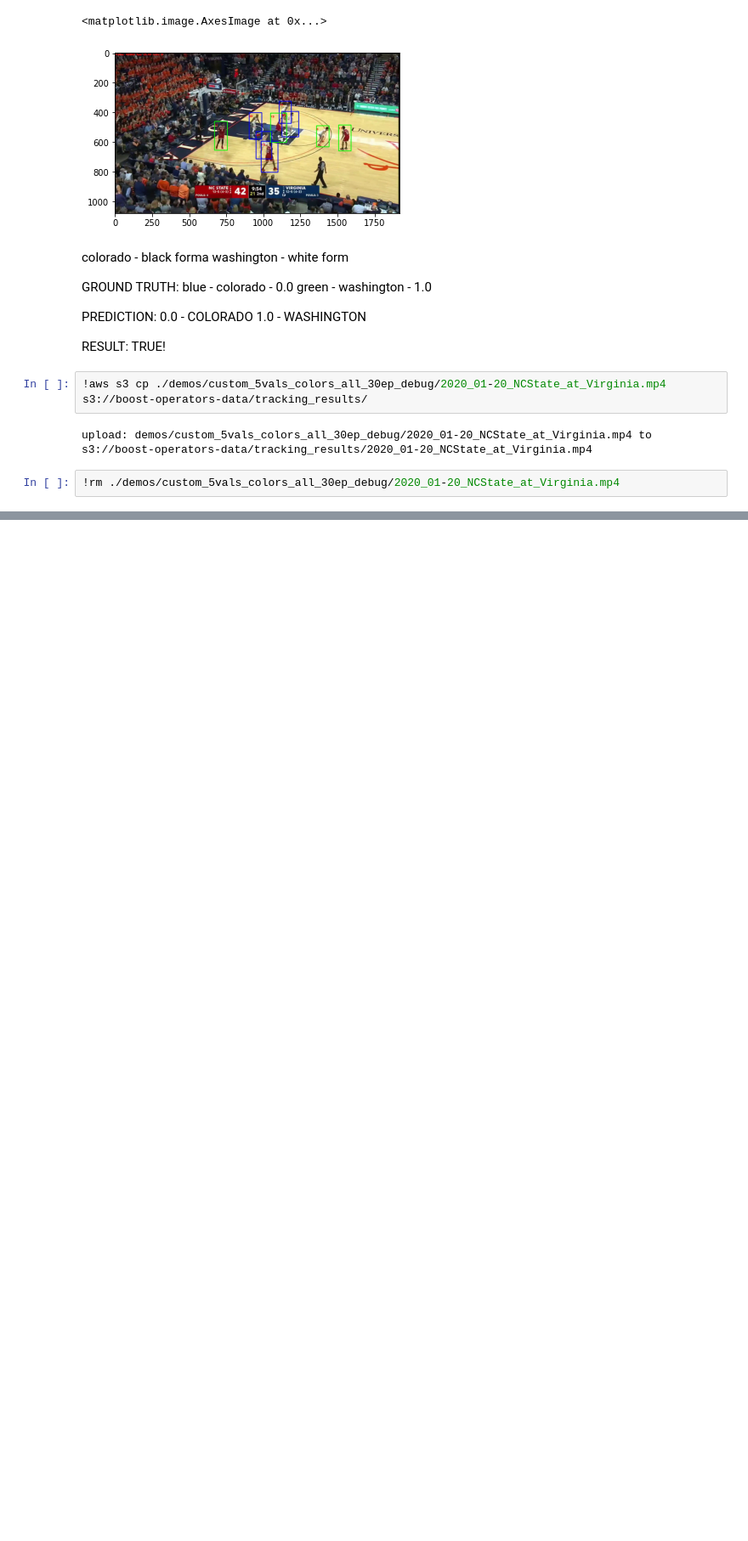
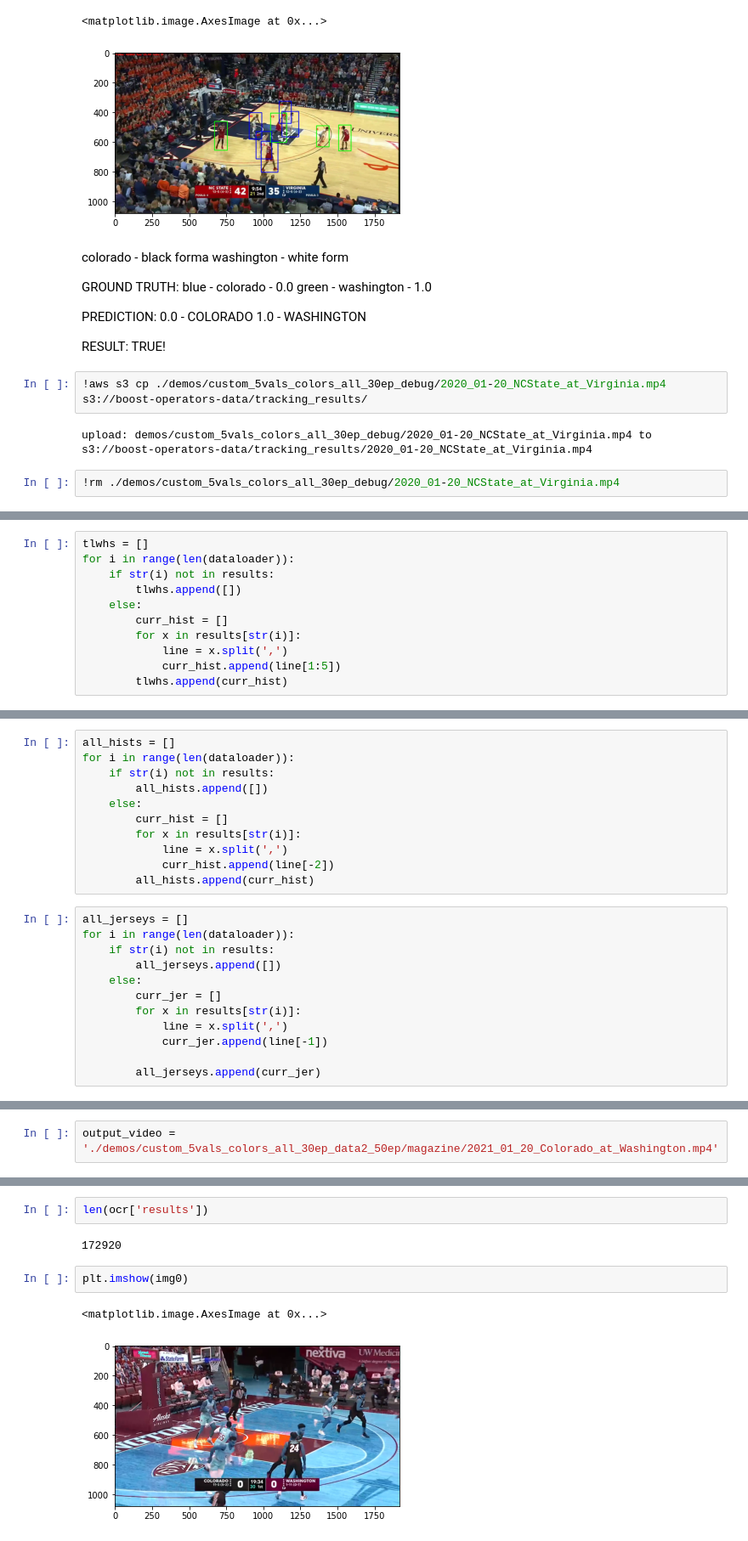
Before and after one commit to oljikeboost/PlTracking_2, a Jupyter notebook: players_stat.ipynb, the cells around one changed output, grey strips where cells are left out. Shown: that part at 85% size. Saved outputs shown, nothing was run; the diff lists cells and outputs as text; blank space fills up the shorter version.

```diff
--- a/players_stat.ipynb
+++ b/players_stat.ipynb
@@ -242,0 +262,11 @@ upload: demos/custom_5vals_colors_all_30ep_debug/2020_01-20_NCState_at_Virginia.
+# %%
+tlwhs = []
+for i in range(len(dataloader)):
+    if str(i) not in results:
+        tlwhs.append([])
+    else:
+        curr_hist = []
+        for x in results[str(i)]:
+            line = x.split(',')
+            curr_hist.append(line[1:5])
+        tlwhs.append(curr_hist)
@@ -242,0 +280,23 @@ upload: demos/custom_5vals_colors_all_30ep_debug/2020_01-20_NCState_at_Virginia.
+# %%
+all_hists = []
+for i in range(len(dataloader)):
+    if str(i) not in results:
+        all_hists.append([])
+    else:
+        curr_hist = []
+        for x in results[str(i)]:
+            line = x.split(',')
+            curr_hist.append(line[-2])
+        all_hists.append(curr_hist)
+# %%
+all_jerseys = []
+for i in range(len(dataloader)):
+    if str(i) not in results:
+        all_jerseys.append([])
+    else:
+        curr_jer = []
+        for x in results[str(i)]:
+            line = x.split(',')
+            curr_jer.append(line[-1])
+
+        all_jerseys.append(curr_jer)
@@ -242,0 +315,2 @@ upload: demos/custom_5vals_colors_all_30ep_debug/2020_01-20_NCState_at_Virginia.
+# %%
+output_video = './demos/custom_5vals_colors_all_30ep_data2_50ep/magazine/2021_01_20_Colorado_at_Washington.mp4'
@@ -242,0 +368,9 @@ upload: demos/custom_5vals_colors_all_30ep_debug/2020_01-20_NCState_at_Virginia.
+# %%
+len(ocr['results'])
+# %% [output]
+172920
+# %%
+plt.imshow(img0)
+# %% [output]
+<matplotlib.image.AxesImage at 0x...>
+[figure, added]
```
Also changed, not shown: parts of 17 cells of this notebook, 5 other files.
